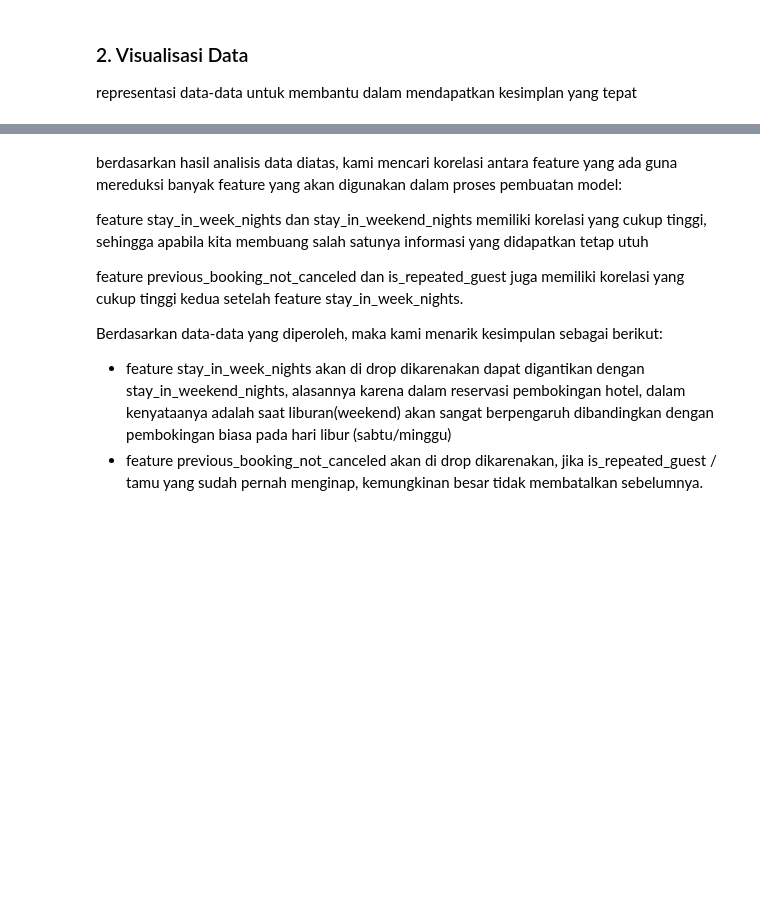
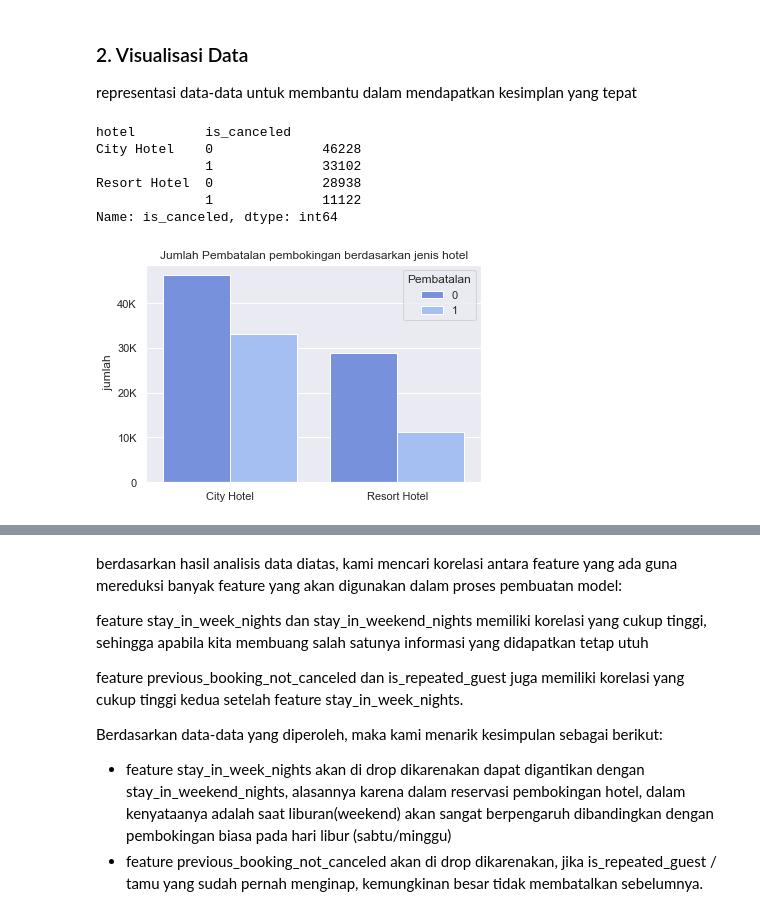
Before and after one commit to cahyoardhi/ugm-find-it-data-analytic, a Jupyter notebook: analyst.ipynb, the cells around one changed output, grey strips where cells are left out. Cells and saved outputs as stored; diff of their text form; code cells hidden in the pictures; blank space fills up the shorter version.

```diff
--- a/analyst.ipynb
+++ b/analyst.ipynb
@@ -178,0 +149,3 @@ Name: arrival_date_month, dtype: int64
+# %%
+df = df.drop(['agent','company'],axis=1)
+df = df.ffill()
@@ -212,3 +206,21 @@ memory usage: 16.7 MB
 ### 2. Visualisasi Data
 
 representasi data-data untuk membantu dalam mendapatkan kesimplan yang tepat
+# %%
+print(df.groupby('hotel')['is_canceled'].value_counts())
+sns.set_palette('coolwarm')
+plot = sns.countplot(x='hotel',data=df,hue='is_canceled')
+plt.title('Jumlah Pembatalan pembokingan berdasarkan jenis hotel')
+plt.yticks([0,10_000,20_000,30_000,40_000],[0,'10K','20K','30K','40K'])
+plt.legend(title='Pembatalan')
+plt.xlabel('')
+plt.ylabel(' jumlah')
+plt.show()
+# %% [output]
+hotel         is_canceled
+City Hotel    0              46228
+              1              33102
+Resort Hotel  0              28938
+              1              11122
+Name: is_canceled, dtype: int64
+[figure, added]
```
Also changed, not shown: parts of 32 cells of this notebook.
